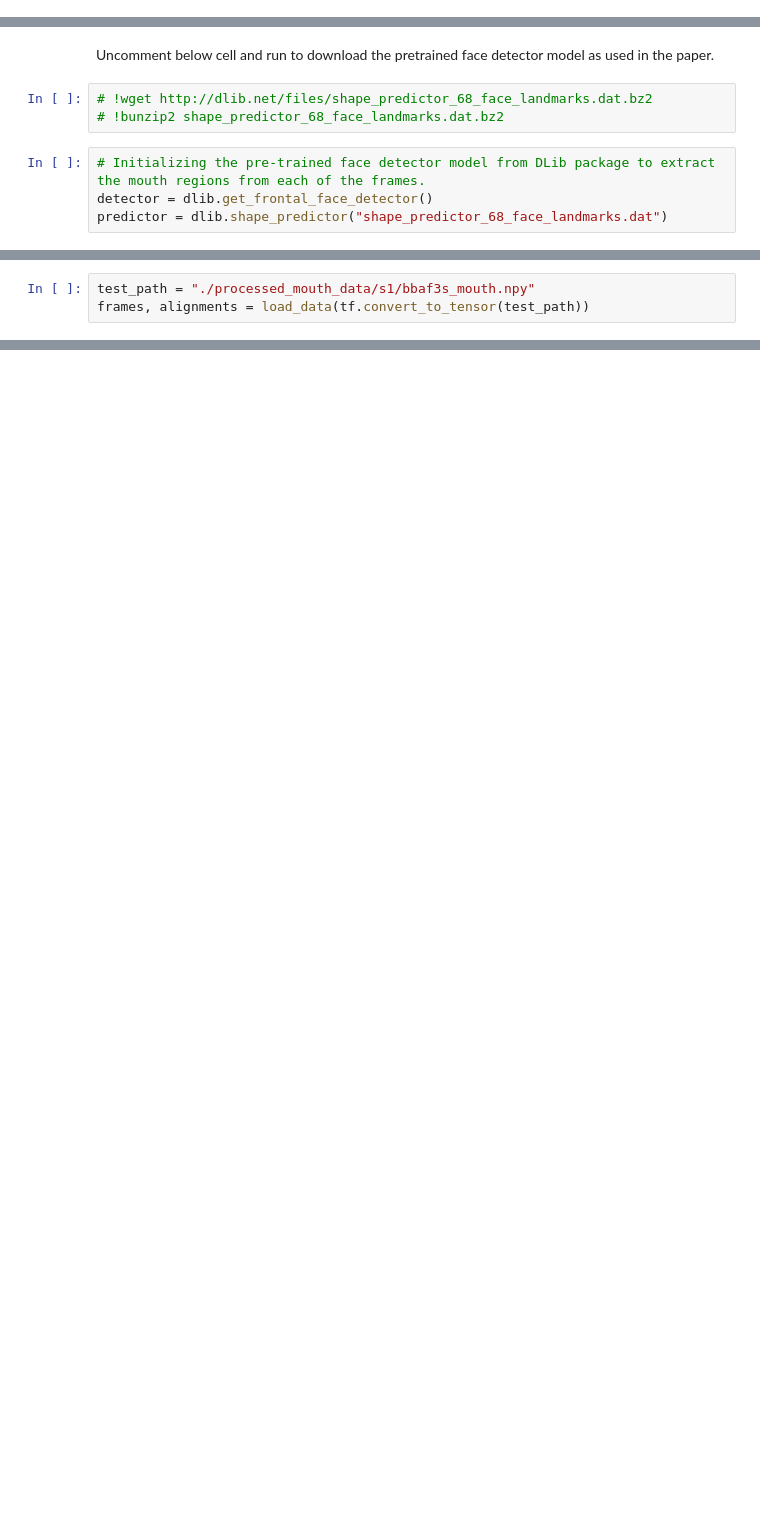
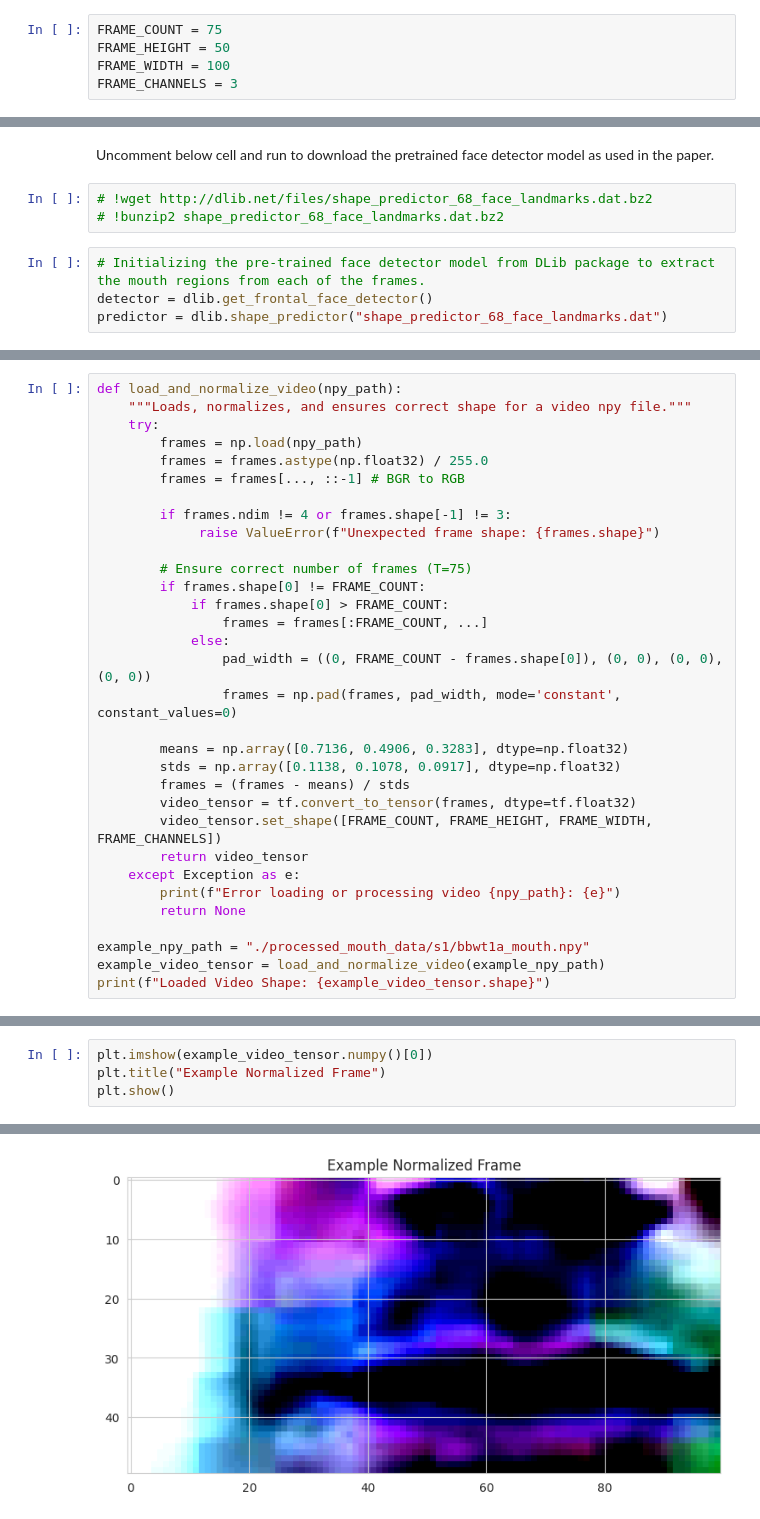
Before and after one commit to meetjain1818/LipNet-End-to-End-Sentence-Level-Lipreading, a Jupyter notebook: main.ipynb, the cells around one changed output, grey strips where cells are left out. Cells and saved outputs as stored; diff of their text form; blank space fills up the shorter version.

```diff
--- a/main.ipynb
+++ b/main.ipynb
@@ -51,3 +83,8 @@ except:
+# %%
+FRAME_COUNT = 75
+FRAME_HEIGHT = 50
+FRAME_WIDTH = 100
+FRAME_CHANNELS = 3
 # %% [markdown]
 # 2. Dataset Download
 Uncomment and run the below cell to download the dataset
@@ -275,3 +106,0 @@ os.path.splitext(os.path.basename(bytes.decode(tf.convert_to_tensor(test_path).n
-# %%
-test_path = "./processed_mouth_data/s1/bbaf3s_mouth.npy"
-frames, alignments = load_data(tf.convert_to_tensor(test_path))
@@ -296,0 +218,32 @@ frames.numpy().shape
+# %%
+def load_and_normalize_video(npy_path):
+    """Loads, normalizes, and ensures correct shape for a video npy file."""
+    try:
+        frames = np.load(npy_path)
+        frames = frames.astype(np.float32) / 255.0
+        frames = frames[..., ::-1] # BGR to RGB
+
+        if frames.ndim != 4 or frames.shape[-1] != 3:
+             raise ValueError(f"Unexpected frame shape: {frames.shape}")
+
+        # Ensure correct number of frames (T=75)
+        if frames.shape[0] != FRAME_COUNT:
+            if frames.shape[0] > FRAME_COUNT:
+                frames = frames[:FRAME_COUNT, ...]
+            else:
+                pad_width = ((0, FRAME_COUNT - frames.shape[0]), (0, 0), (0, 0), (0, 0))
+                frames = np.pad(frames, pad_width, mode='constant', constant_values=0)
+
+        means = np.array([0.7136, 0.4906, 0.3283], dtype=np.float32)
+        stds = np.array([0.1138, 0.1078, 0.0917], dtype=np.float32)
+        frames = (frames - means) / stds
+        video_tensor = tf.convert_to_tensor(frames, dtype=tf.float32)
+        video_tensor.set_shape([FRAME_COUNT, FRAME_HEIGHT, FRAME_WIDTH, FRAME_CHANNELS])
+        return video_tensor
+    except Exception as e:
+        print(f"Error loading or processing video {npy_path}: {e}")
+        return None
+
+example_npy_path = "./processed_mouth_data/s1/bbwt1a_mouth.npy"
+example_video_tensor = load_and_normalize_video(example_npy_path)
+print(f"Loaded Video Shape: {example_video_tensor.shape}")
@@ -296,0 +252,5 @@ frames.numpy().shape
+# %%
+plt.imshow(example_video_tensor.numpy()[0])
+plt.title("Example Normalized Frame")
+plt.show()
+# %% [output]
@@ -296,0 +258 @@ frames.numpy().shape
+[figure, added]
```
Also changed, not shown: parts of 65 cells of this notebook, 4 other files.
